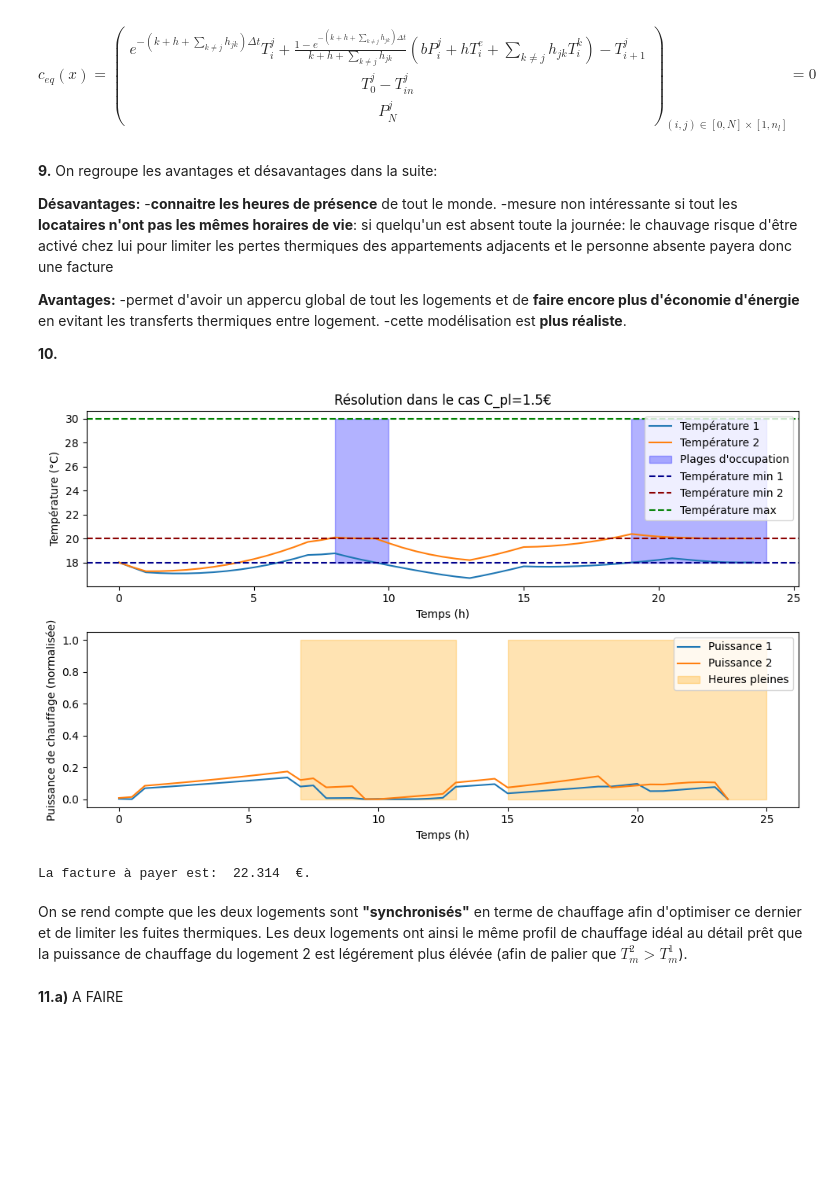
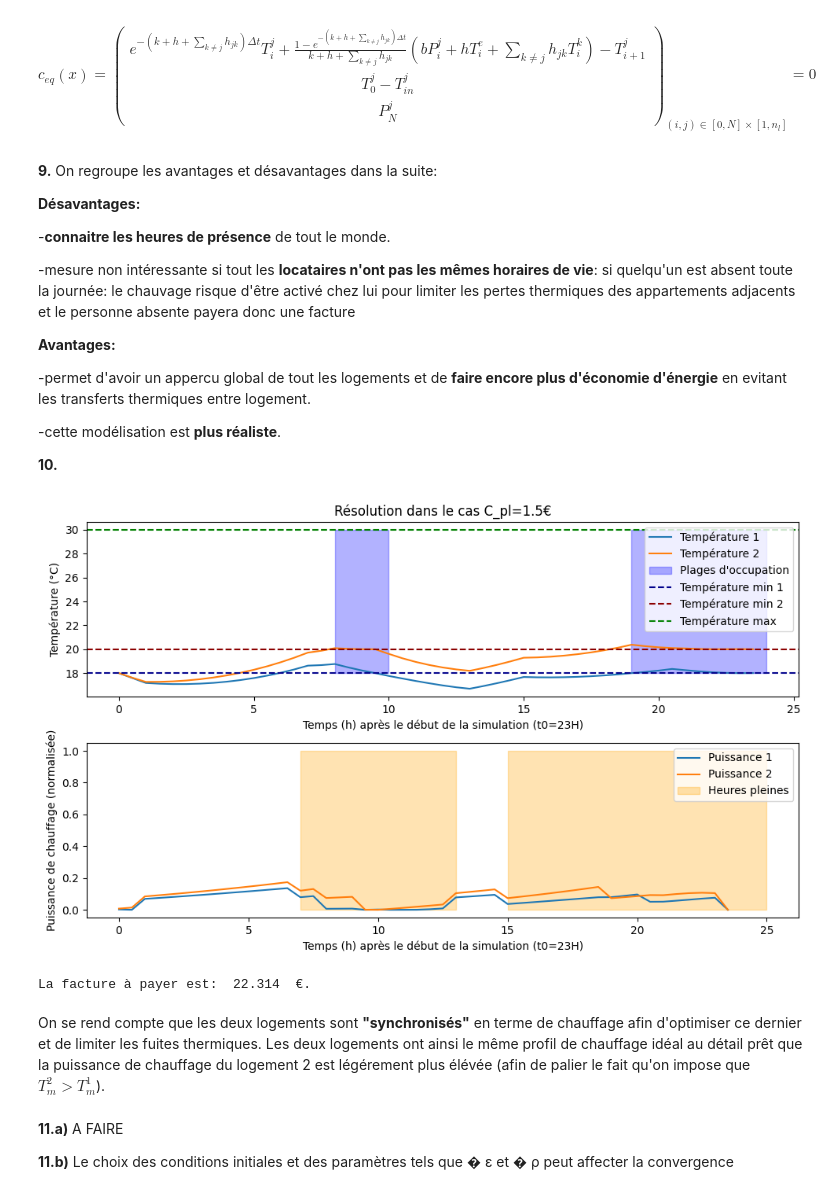
Before and after one commit to TomSchippke/PROJETS_S2, a Jupyter notebook: Mini_Projet_Optim_LAGARDE_SCHIPPKE.ipynb, the cells around one changed output. Drawn from its saved outputs; the diff is of its cells as text; code cells hidden in the pictures; blank space fills up the shorter version.

```diff
--- a/Mini_Projet_Optim_LAGARDE_SCHIPPKE.ipynb
+++ b/Mini_Projet_Optim_LAGARDE_SCHIPPKE.ipynb
@@ -221,12 +221,16 @@ $$c_{in}(x)= \begin{pmatrix}  T_i^j - T_M \\ T_m-T_i^j \\ P_k^j - P_M \\ -P_k^j
 **9.** On regroupe les avantages et désavantages dans la suite:
 
 **Désavantages:**
-    -**connaitre les heures de présence** de tout le monde.
-    -mesure non intéressante si tout les **locataires n'ont pas les mêmes horaires de vie**: si quelqu'un est absent toute la journée: le chauvage risque d'être activé chez lui pour limiter les pertes thermiques des appartements adjacents et le personne absente payera donc une facture
+
+-**connaitre les heures de présence** de tout le monde.
+
+   -mesure non intéressante si tout les **locataires n'ont pas les mêmes horaires de vie**: si quelqu'un est absent toute la journée: le chauvage risque d'être activé chez lui pour limiter les pertes thermiques des appartements adjacents et le personne absente payera donc une facture
 
 **Avantages:**
-    -permet d'avoir un appercu global de tout les logements et de **faire encore plus d'économie d'énergie** en evitant les transferts thermiques entre logement.
-    -cette modélisation est **plus réaliste**.
+
+-permet d'avoir un appercu global de tout les logements et de **faire encore plus d'économie d'énergie** en evitant les transferts thermiques entre logement.
+
+   -cette modélisation est **plus réaliste**.
 
 **10.**
 # %%
@@ -351,38 +355,44 @@ def resolution (cpl=1.50):
     plt.title('Résolution dans le cas C_pl={}€'.format(cpl))
     plt.plot(temps, T1_resultat, label='Température 1')
     plt.plot(temps, T2_resultat, label='Température 2')
 
     plt.fill_between([7+(24-t_0),9+(24-t_0)], Tm1, TM, alpha=0.3, color='blue', label='Plages d\'occupation')
     plt.fill_between([18+(24-t_0),23+(24-t_0)], Tm1, TM, alpha=0.3, color='blue')
     plt.axhline(y=Tm1, color='darkblue', linestyle='--', label='Température min 1')
     plt.axhline(y=Tm2, color='darkred', linestyle='--', label='Température min 2')
 
     plt.axhline(y=TM, color='g', linestyle='--', label='Température max')
-    plt.xlabel('Temps (h)')
+    plt.xlabel('Temps (h) après le début de la simulation (t0=23H)')
     plt.ylabel('Température (°C)')
     plt.legend(loc='upper right')
 
     plt.subplot(2, 1, 2)
     plt.plot(temps, Pow1_resultat / PM, label='Puissance 1')
     plt.plot(temps, Pow2_resultat / PM, label='Puissance 2')
 
-    plt.xlabel('Temps (h)')
+    plt.xlabel('Temps (h) après le début de la simulation (t0=23H)')
     plt.ylabel('Puissance de chauffage (normalisée)')
     plt.fill_between([6+(24-t_0),12+(24-t_0)], 0, 1, alpha=0.3, color='orange', label='Heures pleines')
     plt.fill_between([14+(24-t_0),23.99+(24-t_0)], 0, 1, alpha=0.3, color='orange')
     plt.legend(loc='upper right')
 
     plt.tight_layout()
     plt.show()
 
     print('La facture à payer est: ', round(cost(resultat_minimize.x), 3),' €.')
     return
 
 resolution()
 # %% [output]
-[figure, old version]
+[figure, new version]
 La facture à payer est:  22.314  €.
 # %% [markdown]
-On se rend compte que les deux logements sont **"synchronisés"** en terme de chauffage afin d'optimiser ce dernier et de limiter les fuites thermiques. Les deux logements ont ainsi le même profil de chauffage idéal au détail prêt que la puissance de chauffage du logement 2 est légérement plus élévée (afin de palier que $T_m^2>T_m^1$).
+On se rend compte que les deux logements sont **"synchronisés"** en terme de chauffage afin d'optimiser ce dernier et de limiter les fuites thermiques. Les deux logements ont ainsi le même profil de chauffage idéal au détail prêt que la puissance de chauffage du logement 2 est légérement plus élévée (afin de palier le fait qu'on impose que $T_m^2>T_m^1$).
-# %% [markdown]
-**11.a)** A FAIRE
+# %% [markdown]
+**11.a)** A FAIRE
+
+**11.b)** Le choix des conditions initiales et des paramètres tels que
+�
+ε et
+�
+ρ peut affecter la convergence
```
